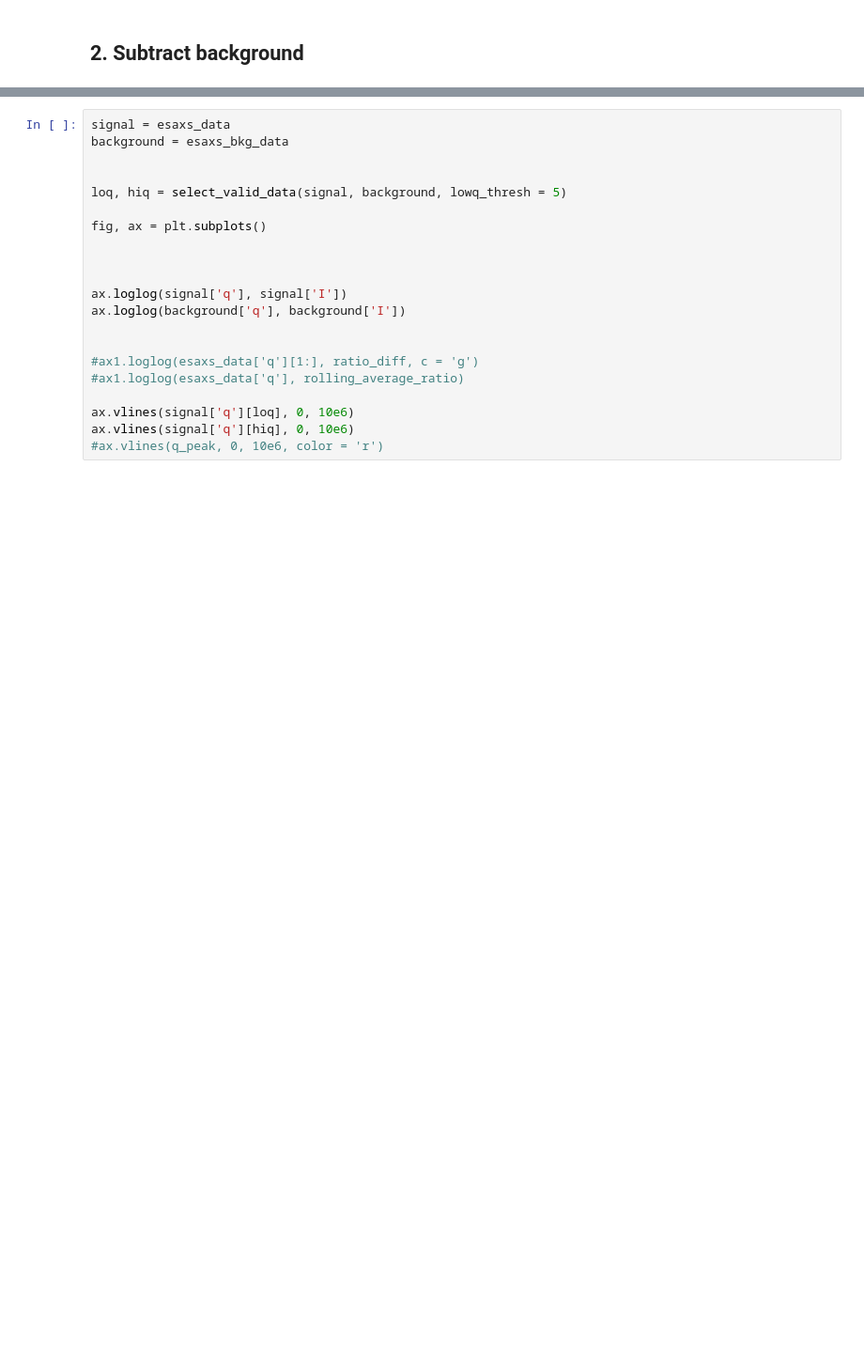
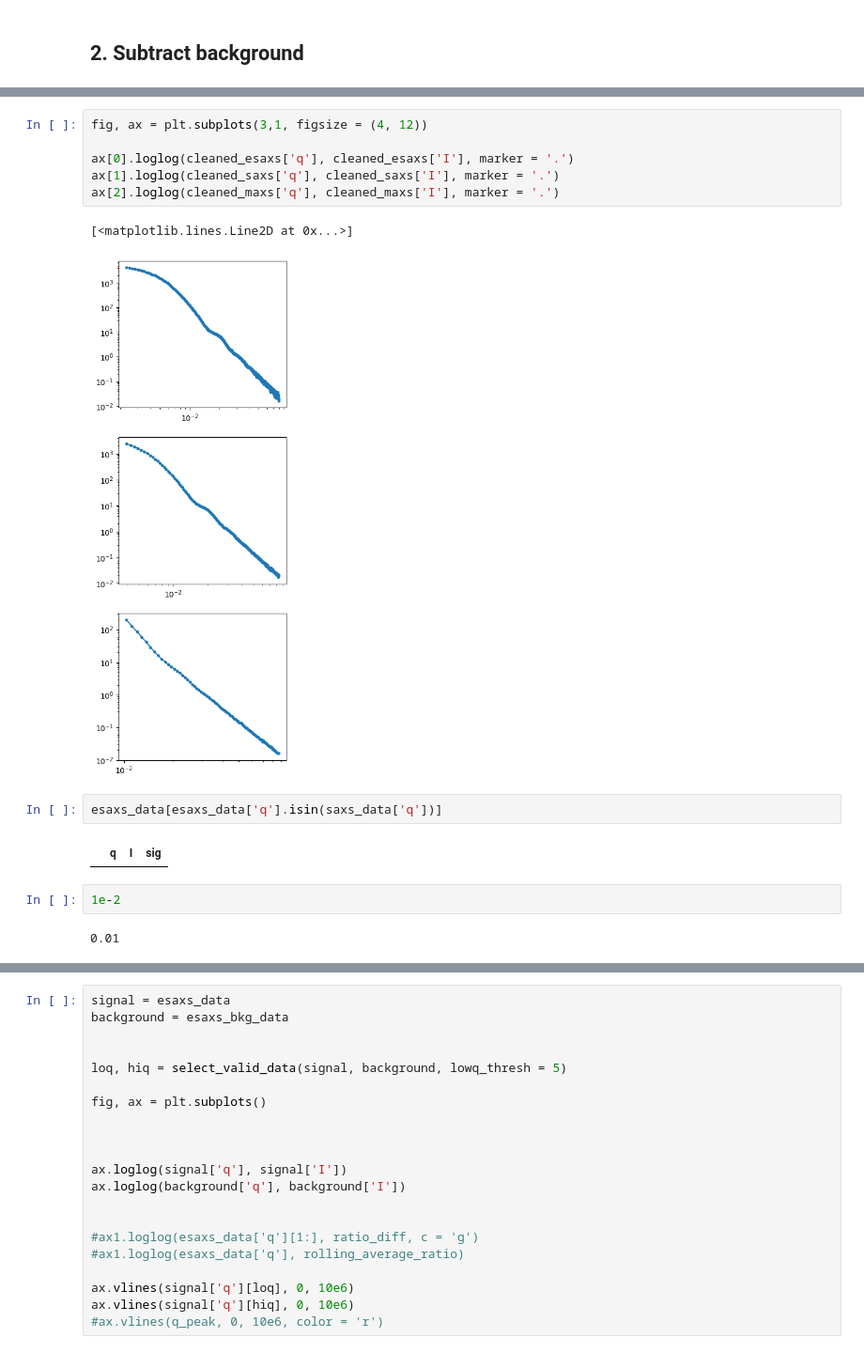
Before and after one commit to pozzo-research-group/saxs_data_processing, a Jupyter notebook: brenden_prototype/datamerge/saxs_data_process_prototyping.ipynb, the cells around one changed output, grey strips where cells are left out. Shown at 94% size. Drawn from its saved outputs; the diff is of its cells as text; blank space fills up the shorter version.

```diff
--- a/brenden_prototype/datamerge/saxs_data_process_prototyping.ipynb
+++ b/brenden_prototype/datamerge/saxs_data_process_prototyping.ipynb
@@ -235,0 +223,17 @@ esaxs_data['q'][466]
+# %%
+fig, ax = plt.subplots(3,1, figsize = (4, 12))
+
+ax[0].loglog(cleaned_esaxs['q'], cleaned_esaxs['I'], marker = '.')
+ax[1].loglog(cleaned_saxs['q'], cleaned_saxs['I'], marker = '.')
+ax[2].loglog(cleaned_maxs['q'], cleaned_maxs['I'], marker = '.')
+# %% [output]
+[<matplotlib.lines.Line2D at 0x...>]
+[figure, added]
+# %%
+esaxs_data[esaxs_data['q'].isin(saxs_data['q'])]
+# %% [output]
+|  | q | I | sig |
+# %%
+1e-2
+# %% [output]
+0.01
```
Also changed, not shown: parts of 35 cells of this notebook.
